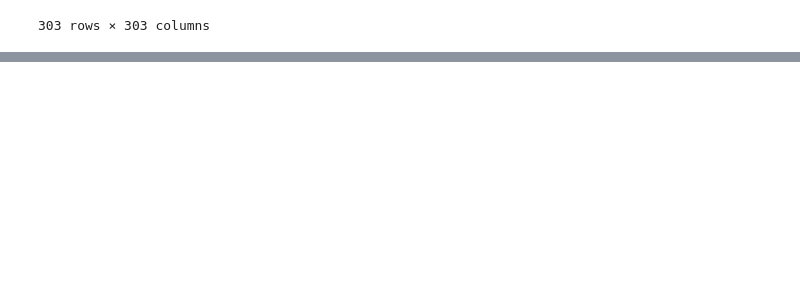
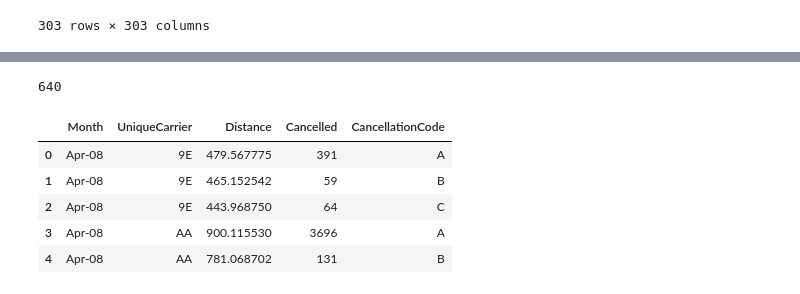
Before and after one commit to ruimaranhao/DataAnalystNanodegree, a Jupyter notebook: P6/processdata.ipynb, the cells around one changed output, grey strips where cells are left out. Saved outputs shown, nothing was run; the diff lists cells and outputs as text; code cells hidden in the pictures; blank space fills up the shorter version.

```diff
--- a/P6/processdata.ipynb
+++ b/P6/processdata.ipynb
@@ -269,0 +280,20 @@ with open("matrix.json", "w") as fout:
+# %%
+dow_sql = """
+    select Month, UniqueCarrier, avg(Distance) as Distance, SUM(Cancelled) as Cancelled, CancellationCode
+    from c
+    group by Month, UniqueCarrier, CancellationCode
+    """
+
+d = pandasql.sqldf(dow_sql, locals())
+
+
+print len(d)
+d.head()
+# %% [output]
+640
+|  | Month | UniqueCarrier | Distance | Cancelled | CancellationCode |
+| 0 | Apr-08 | 9E | 479.567775 | 391 | A |
+| 1 | Apr-08 | 9E | 465.152542 | 59 | B |
+| 2 | Apr-08 | 9E | 443.968750 | 64 | C |
+| 3 | Apr-08 | AA | 900.115530 | 3696 | A |
+| 4 | Apr-08 | AA | 781.068702 | 131 | B |
```
Also changed, not shown: parts of 11 cells of this notebook, 2 other files.
